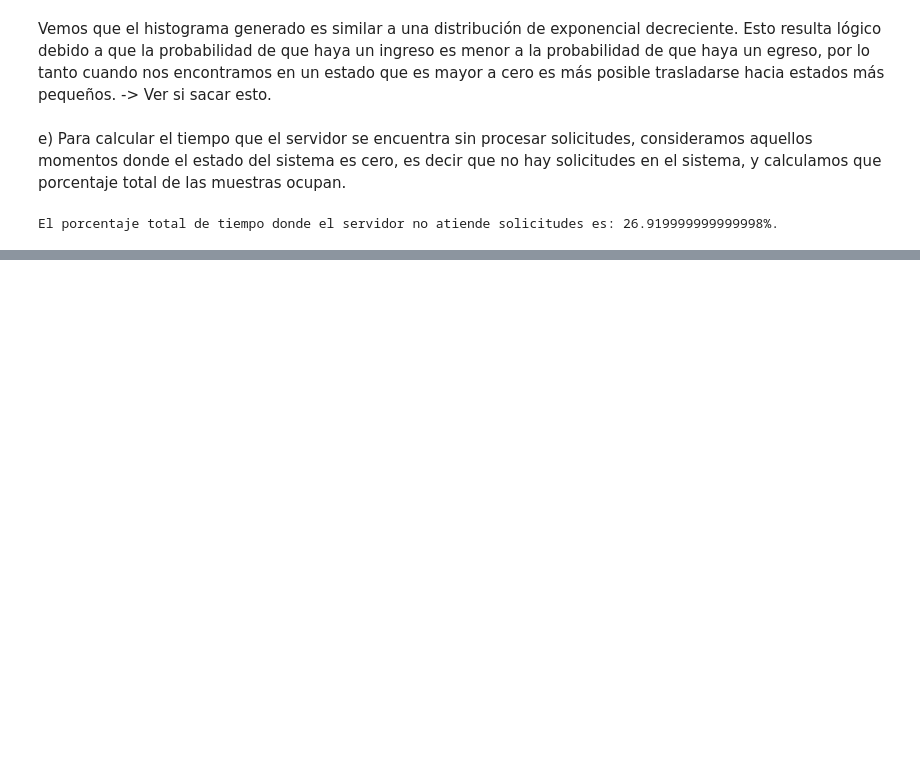
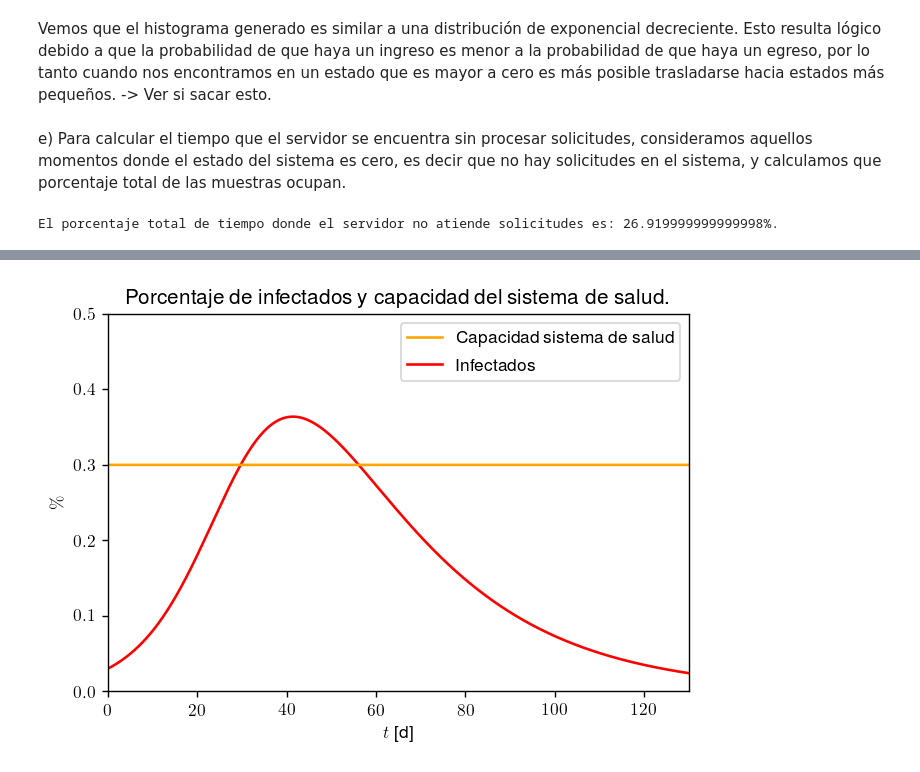
Before and after one commit to jian01/simulaamigues, a Jupyter notebook: TP2.ipynb, the cells around one changed output, grey strips where cells are left out. Cells and saved outputs as stored; diff of their text form; code cells hidden in the pictures; blank space fills up the shorter version.

```diff
--- a/TP2.ipynb
+++ b/TP2.ipynb
@@ -239,0 +351,25 @@ El porcentaje total de tiempo donde el servidor no atiende solicitudes es: 26.91
+# %%
+s_0 = 0.97
+i_0 = 0.03
+r_0 = 0.005
+h = 0.01
+
+beta = 0.15
+gamma = 0.043
+
+tiempos, valores = simular_sir_con_runge_kutta(np.array([s_0, i_0, r_0]), h, 130, beta, gamma)
+
+porcentaje_infectados = [valor[1] for valor in valores]
+capacidad_sistema = [0.3 for _ in range(len(valores))]
+plt.figure(dpi=125)
+infectados, = plt.plot(tiempos, porcentaje_infectados, color="red", label="Infectados")
+capacidad_sistema, = plt.plot(tiempos, capacidad_sistema, color="orange", label="Capacidad sistema de salud")
+plt.title("Porcentaje de infectados y capacidad del sistema de salud.")
+plt.xlabel(r"$t$ [d]")
+plt.xlim(0,130)
+plt.ylim(0, 0.5)
+plt.ylabel(r"$\%$")
+plt.legend(handles=[capacidad_sistema, infectados])
+plt.show()
+# %% [output]
+[figure, added]
```
Also changed, not shown: parts of 13 cells of this notebook.
